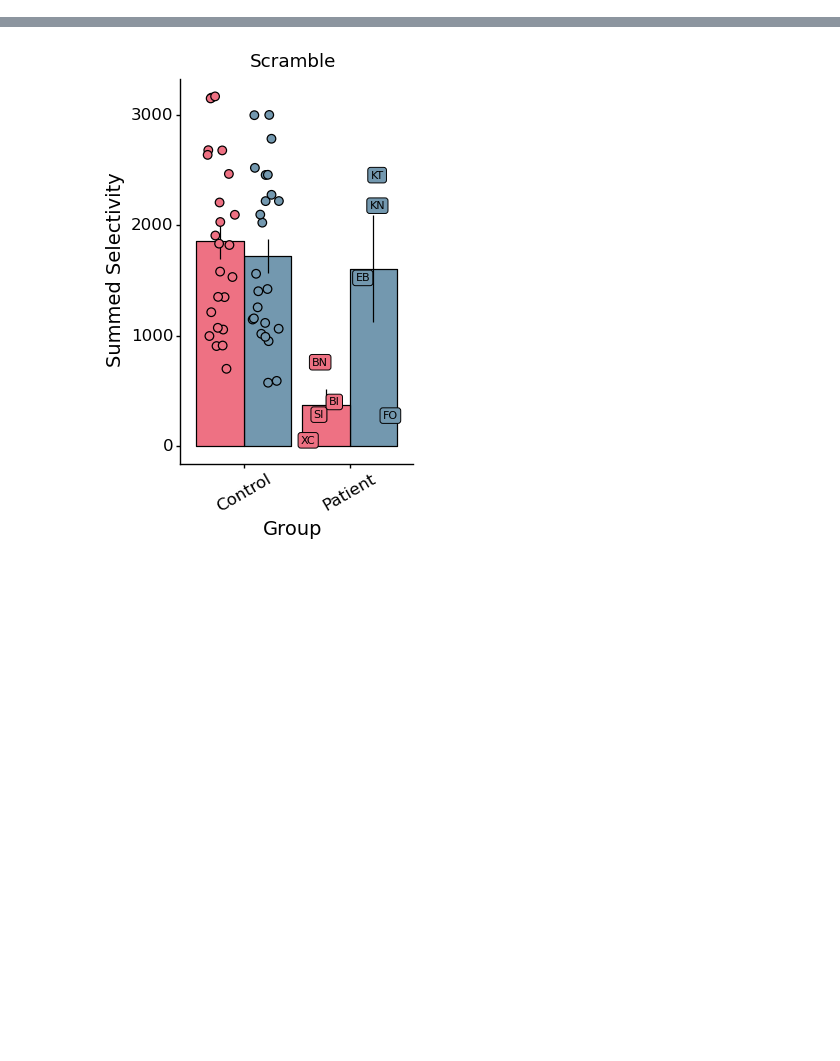
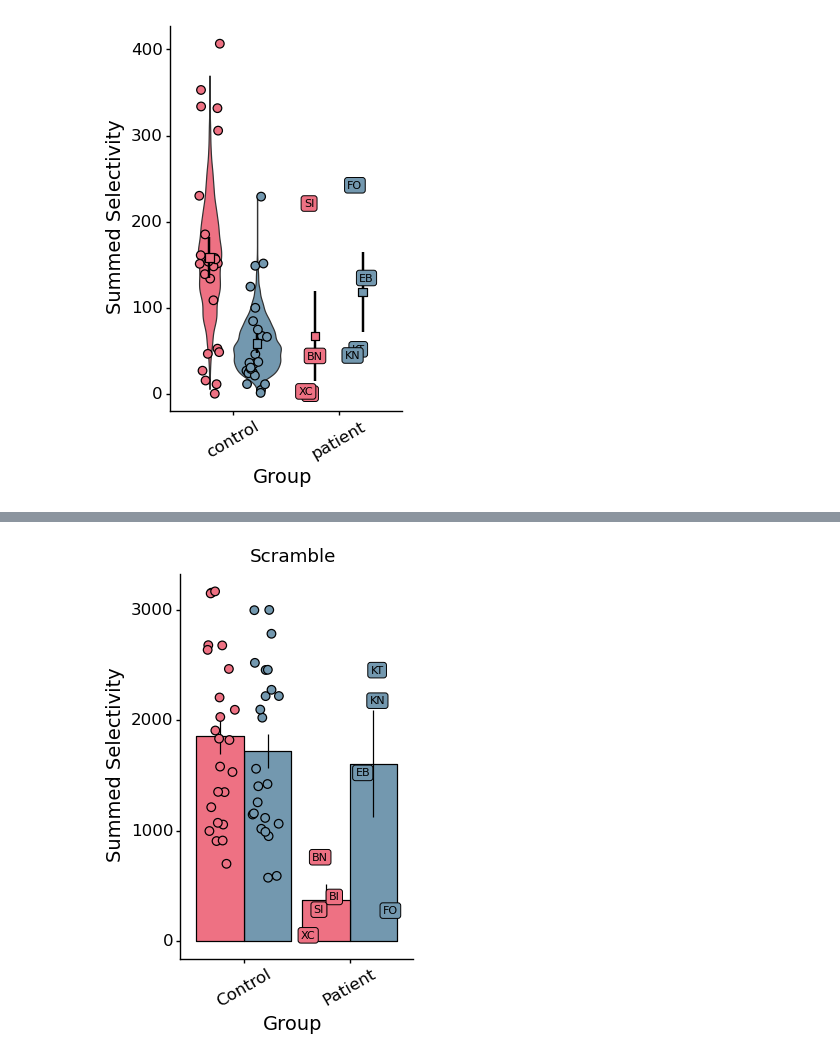
Before and after one commit to vayzenb/hemispace, a Jupyter notebook: analyses/create_figs.ipynb, the cells around one changed output, grey strips where cells are left out. Saved outputs shown, nothing was run; the diff lists cells and outputs as text; code cells hidden in the pictures; blank space fills up the shorter version.

Commit message:
created violin plots

```diff
--- a/analyses/create_figs.ipynb
+++ b/analyses/create_figs.ipynb
@@ -45,0 +91,51 @@ sub_info = pd.read_csv(f'{curr_dir}/sub_info.csv')
+# %%
+cond = 'word'
+roi = 'ventral_visual_cortex'
+curr_data = act_resamples_long[(act_resamples_long['cond']==cond) & (act_resamples_long['roi']==roi)]
+#sample 100 values
+#curr_data = curr_data.sample(n=100)
+curr_data['group'] = 'control'
+
+
+curr_summary = data_summary[(data_summary['cond']==cond) & (data_summary['roi']==roi)]
+
+
+#create mean and SE data for patients
+data_mean = curr_summary.groupby(['hemi', 'group']).mean().reset_index()
+data_mean_se = curr_summary.groupby(['hemi', 'group']).sem().reset_index()
+data_mean['se'] = data_mean_se[analysis]
+
+seed =1
+
+shift = 0.2
+def alt_sign(x):
+    "Alternate +1/-1 if x is even/odd"
+    return (-1) ** x
+
+m1 = aes(x=stage('hemi', after_scale='x+shift*alt_sign(x)'),y='sum_selec_norm' )              # shift outward
+m2 = aes(x=stage('hemi', after_scale='x-shift*alt_sign(x)'),y='sum_selec_norm', fill = 'hemi')  # shift inward
+m3 = aes(x=stage('hemi', after_scale='x-shift*alt_sign(x)'),y='sum_selec_norm', fill = 'hemi',label = 'sub_code')  # shift inward
+
+p = ggplot(curr_data, aes(x = 'group', y = analysis, fill = 'hemi'))  + \
+            geom_violin( position =  position_dodge(.9)) + \
+            geom_jitter(curr_summary,aes(x = 'group', y = analysis, fill = 'hemi'), shape = 'o', size = 3, position = position_jitterdodge(dodge_width=.9, jitter_width = 0.2, random_state = seed)) + \
+            geom_linerange(data_mean, aes(x = 'group', ymin = f'{analysis} - se', ymax = f'{analysis} + se', fill = 'hemi'), size = 1,position = position_dodge(.9)) + \
+            geom_point(data_mean, aes(x = 'group', y = analysis, fill = 'hemi'), shape = 's', size = 3,position = position_dodge(.9)) + \
+            geom_label(curr_summary, aes(x = 'group', y = analysis, label = 'sub_code'),  position = position_jitterdodge(dodge_width=.9, jitter_width = 0.2, random_state = seed),  size = 8) + \
+            scale_fill_manual(values = ['#ee7183', '#7398af']) + \
+            xlab('Group') + ylab(analysis_name) + \
+            theme_classic() + \
+            theme(text = element_text(color ='black'),
+                axis_text_x= element_text(angle = 30, size = 12),
+                axis_text_y= element_text(size = 12),
+                axis_title=element_text(size = 14),
+                axis_line=element_line(),
+                legend_position = 'none',
+                panel_border=element_blank(),
+                figure_size = (3, 5))+ \
+                labs(fill='Hemisphere')
+
+
+print(p)
+# %% [output]
+[figure, added]
```
Also changed, not shown: parts of 3 cells of this notebook.
